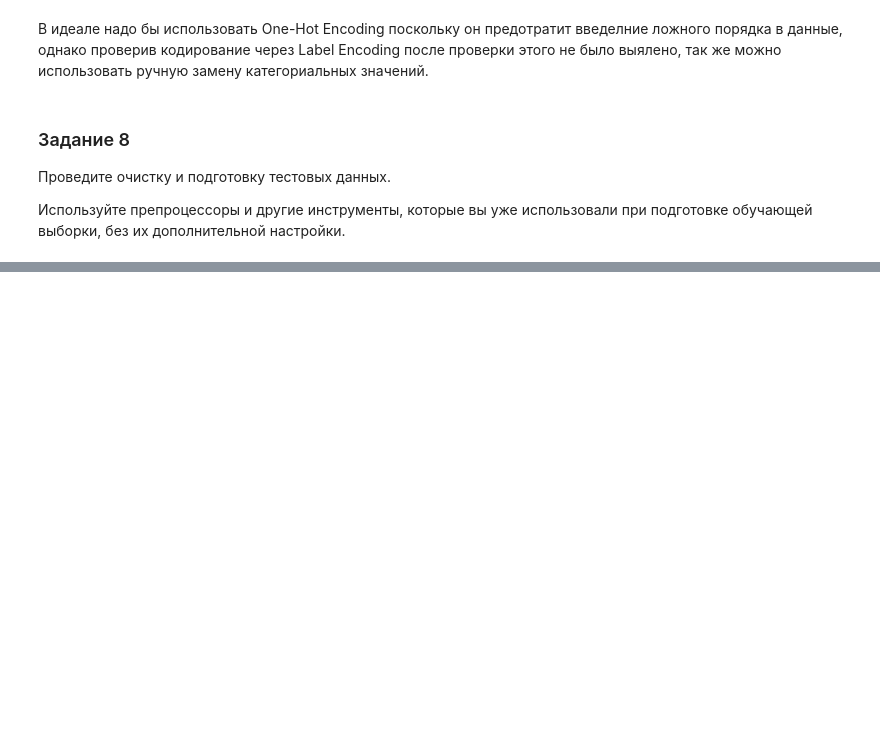
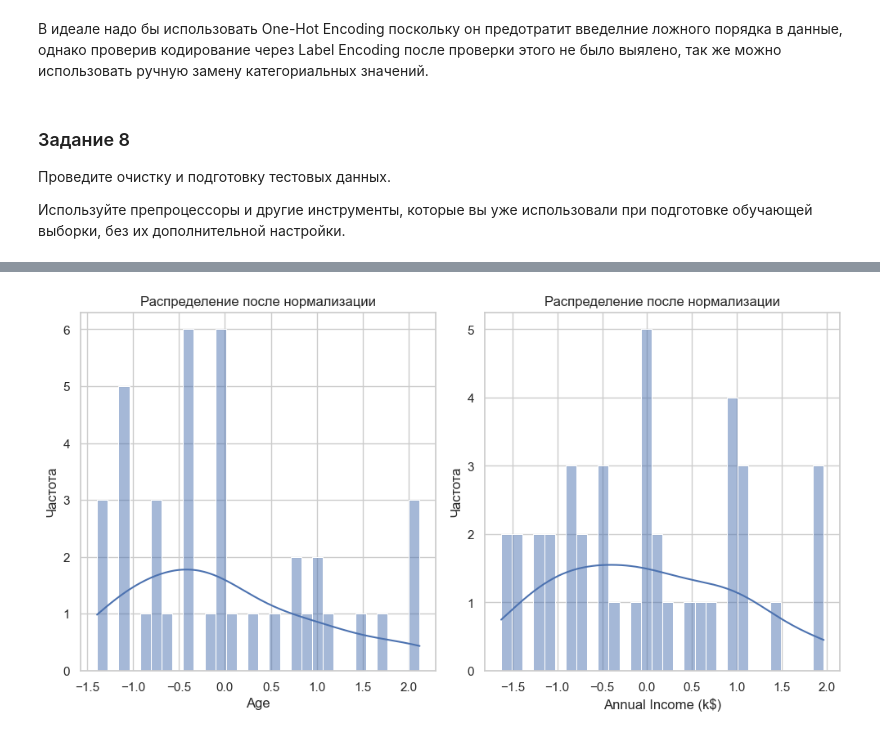
Before and after one commit to Ritorta/machine-learning, a Jupyter notebook: Work#6/Task_1.ipynb, the cells around one changed output, grey strips where cells are left out. Cells and saved outputs as stored; diff of their text form; code cells hidden in the pictures; blank space fills up the shorter version.

```diff
--- a/Work#6/Task_1.ipynb
+++ b/Work#6/Task_1.ipynb
@@ -536,0 +530,19 @@ print(X_test)
+# %%
+# 2. Нахождение и замена выбросов
+
+# Определение нижней и верхней границ выбросов для возраста
+lower_bound_age = X_test['Age'].quantile(0.05)  # 5-й процентиль
+upper_bound_age = X_test['Age'].quantile(0.95)  # 95-й процентиль
+
+# Замена значений ниже 5-го и выше 95-го процентилей на соответствующие квантильные значения
+X_test.loc[X_test['Age'] < lower_bound_age, 'Age'] = lower_bound_age
+X_test.loc[X_test['Age'] > upper_bound_age, 'Age'] = upper_bound_age
+
+# Определение верхней границы выбросов для годового дохода
+income_upper_limit = X_test['Annual Income (k$)'].quantile(0.95)
+
+# Замена значений выше 95-го процентиля на это значение
+X_test.loc[X_test['Annual Income (k$)'] > income_upper_limit, 'Annual Income (k$)'] = income_upper_limit
+
+# Проверка результатов
+print(X_test[['Age', 'Annual Income (k$)']].describe())
@@ -536,0 +559,28 @@ print(X_test)
+# %%
+# 3. Нормализация численных признаков
+
+# Создаем StandardScaler
+scaler = StandardScaler()
+
+# Применяем масштабирование только к числовым признакам
+X_test[['Age', 'Annual Income (k$)']] = scaler.fit_transform(X_test[['Age', 'Annual Income (k$)']])
+# %%
+# Установка стиля графиков
+sns.set(style="whitegrid")
+
+# Визуализация распределения нескольких выбранных числовых переменных
+selected_columns = ['Age', 'Annual Income (k$)']
+
+plt.figure(figsize=(15, 10))
+
+for i, column in enumerate(selected_columns):
+    plt.subplot(2, 3, i + 1)
+    sns.histplot(X_test[column], kde=True, bins=30)
+    plt.title(f'Распределение после нормализации')
+    plt.xlabel(column)
+    plt.ylabel('Частота')
+
+plt.tight_layout()
+plt.show()
+# %% [output]
+[figure, added]
```
Also changed, not shown: parts of 12 cells of this notebook.
